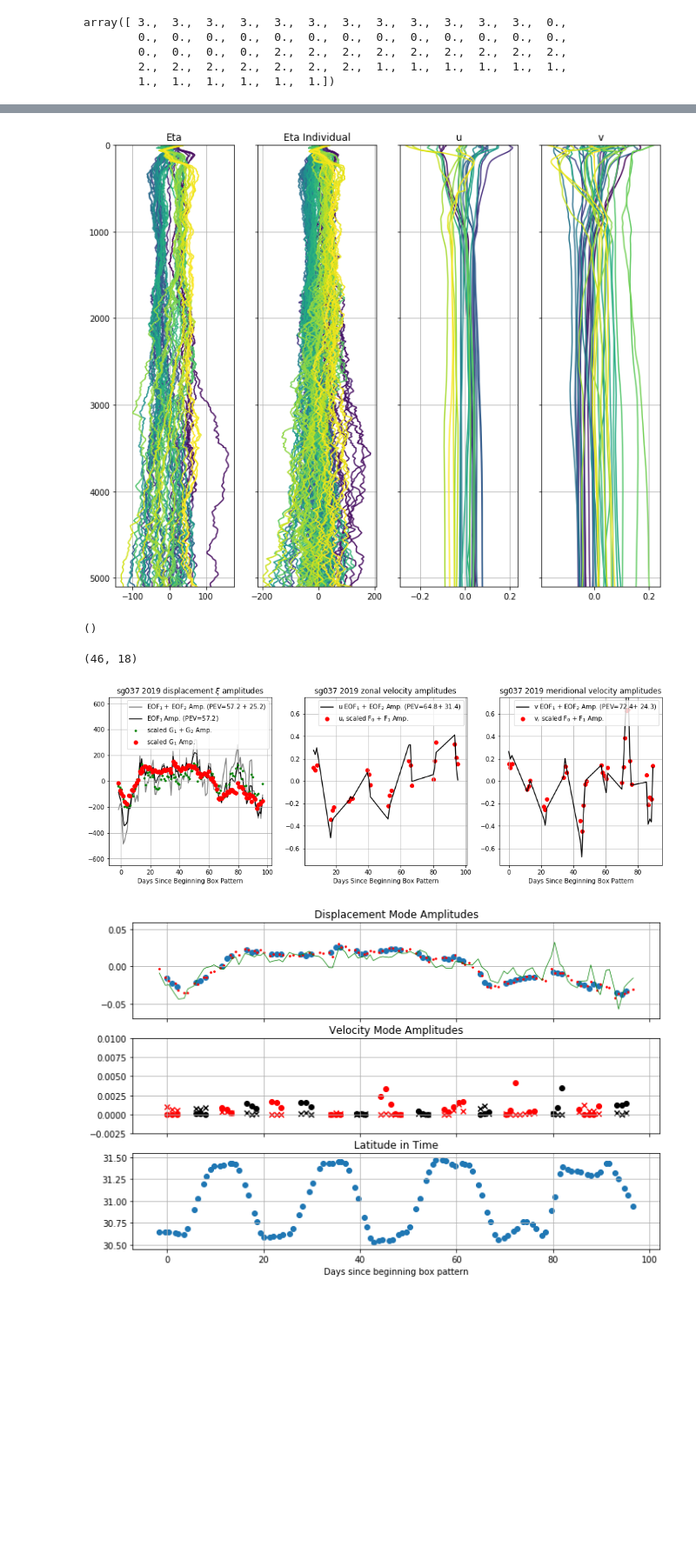
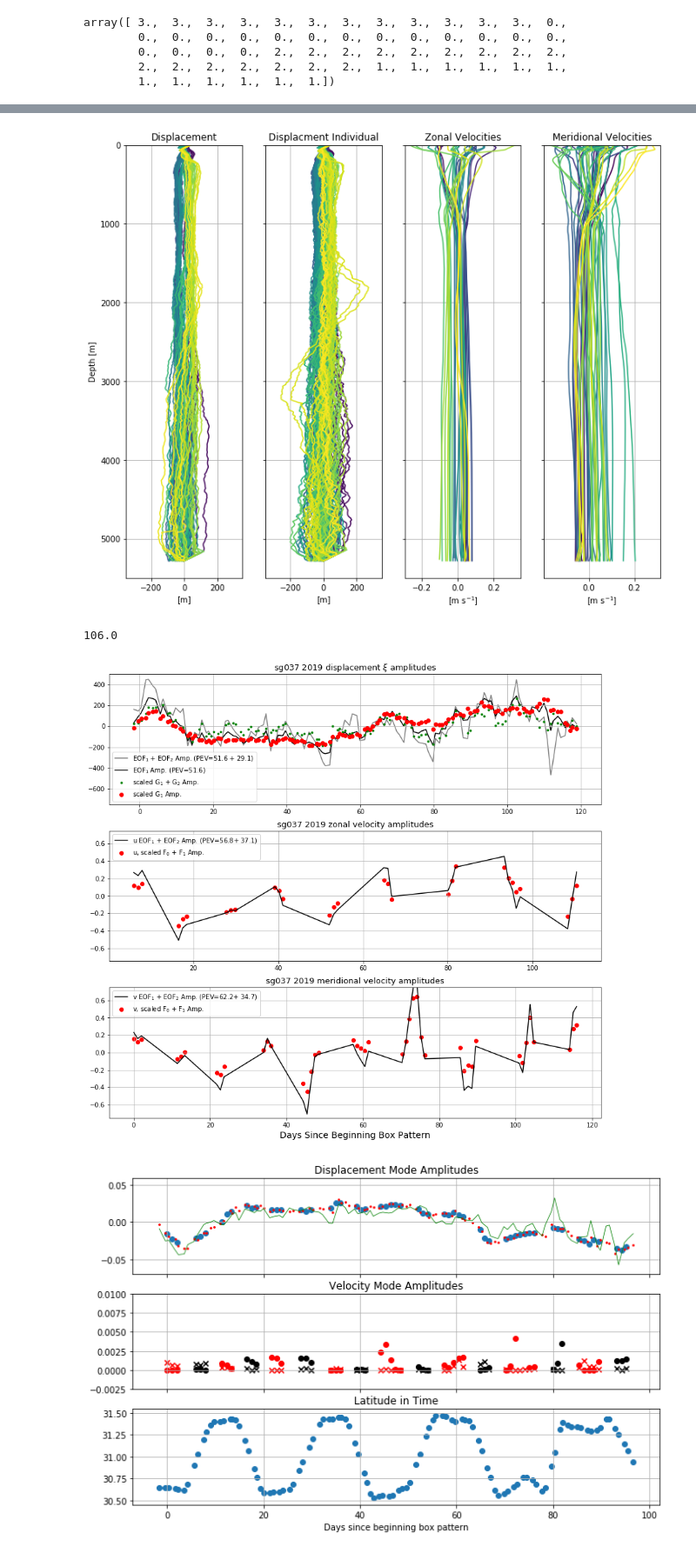
Before and after one commit to jakesteinberg/geostrophic_turbulence, a Jupyter notebook: bermuda_dg037_2019_mode_projections.ipynb, the cells around one changed output, grey strips where cells are left out. Shown at 87% size. Saved outputs shown, nothing was run; the diff lists cells and outputs as text; code cells hidden in the pictures; blank space fills up the shorter version.

Commit message:
updated many figure aspects

```diff
--- a/bermuda_dg037_2019_mode_projections.ipynb
+++ b/bermuda_dg037_2019_mode_projections.ipynb
@@ -749,66 +842,73 @@ for i in range(len(v[1, :])):
     ax3.plot(v[:, i], grid, color=cmap(i))
 
 ax.grid()
-ax.set_title('Eta')
+ax.set_title('Displacement')
+ax.set_ylabel('Depth [m]')
+ax.set_xlabel('[m]')
+ax.set_ylim([0, 5500])
+ax.set_xlim([-350, 350])
 ax1.grid()
-ax1.set_title('Eta Individual')
+ax1.set_title('Displacment Individual')
+ax1.set_xlabel('[m]')
+ax1.set_xlim([-350, 350])
 ax2.grid()
-ax2.set_title('u')
-ax3.set_title('v')
+ax2.set_title('Zonal Velocities')
+ax2.set_xlabel(r'[m s$^{-1}$]')
+ax3.set_title('Meridional Velocities')
+ax3.set_xlabel(r'[m s$^{-1}$]')
 ax3.invert_yaxis()
 plot_pro(ax3)
-# f.savefig("/Users/jake/Documents/baroclinic_modes/Meetings/meeting_19_09_04/sg037_uveta_in_time.jpg", dpi=300)
+f.savefig("/Users/jake/Documents/baroclinic_modes/dissertation/dg_lde_eta_v.jpg", dpi=300)
 # %% [output]
-[figure, old version]
+[figure, new version]
-()
-# %%
-np.shape(AGz_u)
-# %% [output]
-(46, 18)
+# %%
+profile_tags[120]
+# %% [output]
+106.0
 # %%
 Amp1_u = VV[0, :]*SS[0]
 Amp2_u = VV[1, :]*SS[1]
 Amp1_v = VV2[0, :]*SS2[0]
 Amp2_v = VV2[1, :]*SS2[1]
 Amp1_eta = VVe[0, :]*SSe[0]
 Amp2_eta = VVe[1, :]*SSe[1]
 
 day_count = mw_time_order - np.nanmin(mw_time_good)
 
-matplotlib.rcParams['figure.figsize'] = (16, 5)
-f, (ax0, ax1, ax2) = plt.subplots(1, 3)
+matplotlib.rcParams['figure.figsize'] = (14, 13)
+f, (ax0, ax1, ax2) = plt.subplots(3, 1)
 ax0.plot(prof_time - np.nanmin(mw_time_good), Amp1_eta + Amp2_eta, color='#808080',
          label=r'EOF$_1$ + EOF$_2$ Amp. (PEV=' + str(np.round(frac_eof_eta[0]*100,1)) + ' + ' + str(np.round(frac_eof_eta[1]*100,1)) + ')', zorder=0)
 ax0.plot(prof_time - np.nanmin(mw_time_good), Amp1_eta, color='k', label=r'EOF$_1$ Amp. (PEV=' + str(np.round(frac_eof_eta[0]*100,1)) + ')', zorder=1)
-ax0.scatter(prof_time - np.nanmin(mw_time_good), 5000*(AG_ind[1, :] - AG_ind[2, :]), s=8, color='g', label=r'scaled G$_1$ + G$_2$ Amp.', zorder=2)
-ax0.scatter(prof_time - np.nanmin(mw_time_good), 5000*AG_ind[1, :], color='r', label=r'scaled G$_1$ Amp.', zorder=2)
+ax0.scatter(prof_time - np.nanmin(mw_time_good), -5500*(AG_ind[1, :] - AG_ind[2, :]), s=8, color='g', label=r'scaled G$_1$ + G$_2$ Amp.', zorder=2)
+ax0.scatter(prof_time - np.nanmin(mw_time_good), -5500*AG_ind[1, :], color='r', label=r'scaled G$_1$ Amp.', zorder=2)
 ax0.grid()
 ax1.plot(u_time - np.nanmin(mw_time_good), 0.25*(Amp1_u + Amp2_u), color='k',
          label=r'u EOF$_1$ + EOF$_2$ Amp. (PEV=' + str(np.round(frac_eof[0]*100,1)) + '+ ' + str(np.round(frac_eof[1]*100,1)) + ')')
 ax1.scatter(u_time - np.nanmin(mw_time_good), -4.5*(AGz_u[0, :] + AGz_u[1, :]), color='r', label='u, scaled F$_0$ + F$_1$ Amp.')
 ax2.plot(v_time - np.nanmin(mw_time_good), 0.25*(Amp1_v + Amp2_v), color='k',
          label=r'v EOF$_1$ + EOF$_2$ Amp. (PEV=' + str(np.round(frac_eof_v[0]*100,1)) + '+ ' + str(np.round(frac_eof_v[1]*100,1)) + ')')
 ax2.scatter(v_time - np.nanmin(mw_time_good), 4.5*(AGz_v[0, :] + AGz_v[1, :]), color='r', label='v, scaled F$_0$ + F$_1$ Amp.')
 ax1.grid()
-ax0.set_ylim([-650, 650])
+ax0.set_ylim([-750, 500])
 ax1.set_ylim([-.75, .75])
 ax2.set_ylim([-.75, .75])
-ax0.set_title(r'sg037 2019 displacement $\xi$ amplitudes')
-ax1.set_title('sg037 2019 zonal velocity amplitudes')
-ax2.set_title('sg037 2019 meridional velocity amplitudes')
-ax0.set_xlabel('Days Since Beginning Box Pattern')
-ax1.set_xlabel('Days Since Beginning Box Pattern')
-ax2.set_xlabel('Days Since Beginning Box Pattern')
+ax0.set_title(r'sg037 2019 displacement $\xi$ amplitudes', fontsize=13)
+ax1.set_title('sg037 2019 zonal velocity amplitudes', fontsize=13)
+ax2.set_title('sg037 2019 meridional velocity amplitudes', fontsize=13)
+# ax0.set_xlabel('Days Since Beginning Box Pattern')
+# ax1.set_xlabel('Days Since Beginning Box Pattern')
+ax2.set_xlabel('Days Since Beginning Box Pattern', fontsize=14)
 handles, labels = ax0.get_legend_handles_labels()
 ax0.legend(handles, labels, fontsize=10)
 handles, labels = ax1.get_legend_handles_labels()
 ax1.legend(handles, labels, fontsize=10)
 handles, labels = ax2.get_legend_handles_labels()
 ax2.legend(handles, labels, fontsize=10)
 plot_pro(ax2)
 f.savefig("/Users/jake/Documents/baroclinic_modes/dissertation/dg_lde_eof_mode_amps.jpg", dpi=300)
 # %% [output]
-[figure, old version]
+[figure, new version]
 # %%
 matplotlib.rcParams['figure.figsize'] = (11, 7)
 f, (ax0, ax, ax1) = plt.subplots(3, 1, sharex=True)
```
Also changed, not shown: parts of 12 cells of this notebook, 6 other files.
